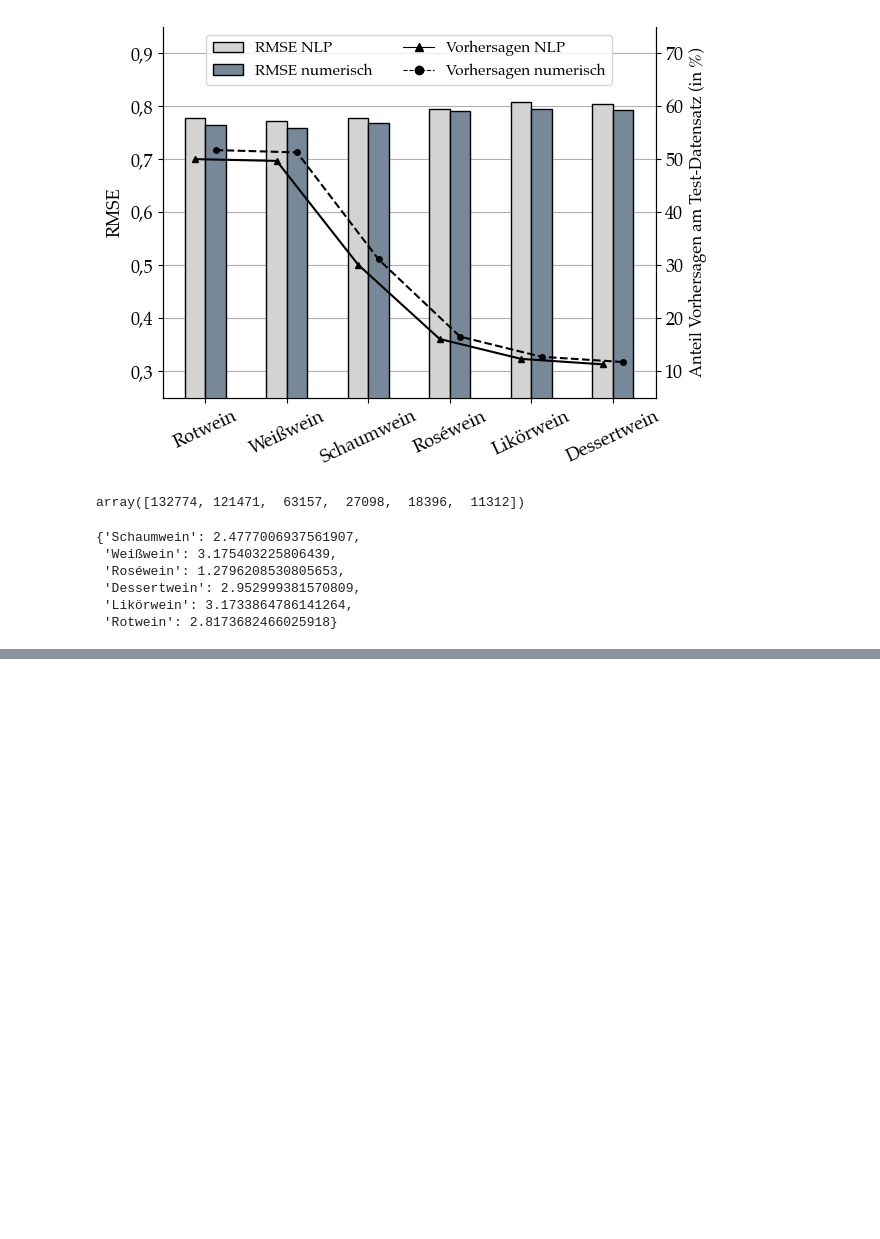
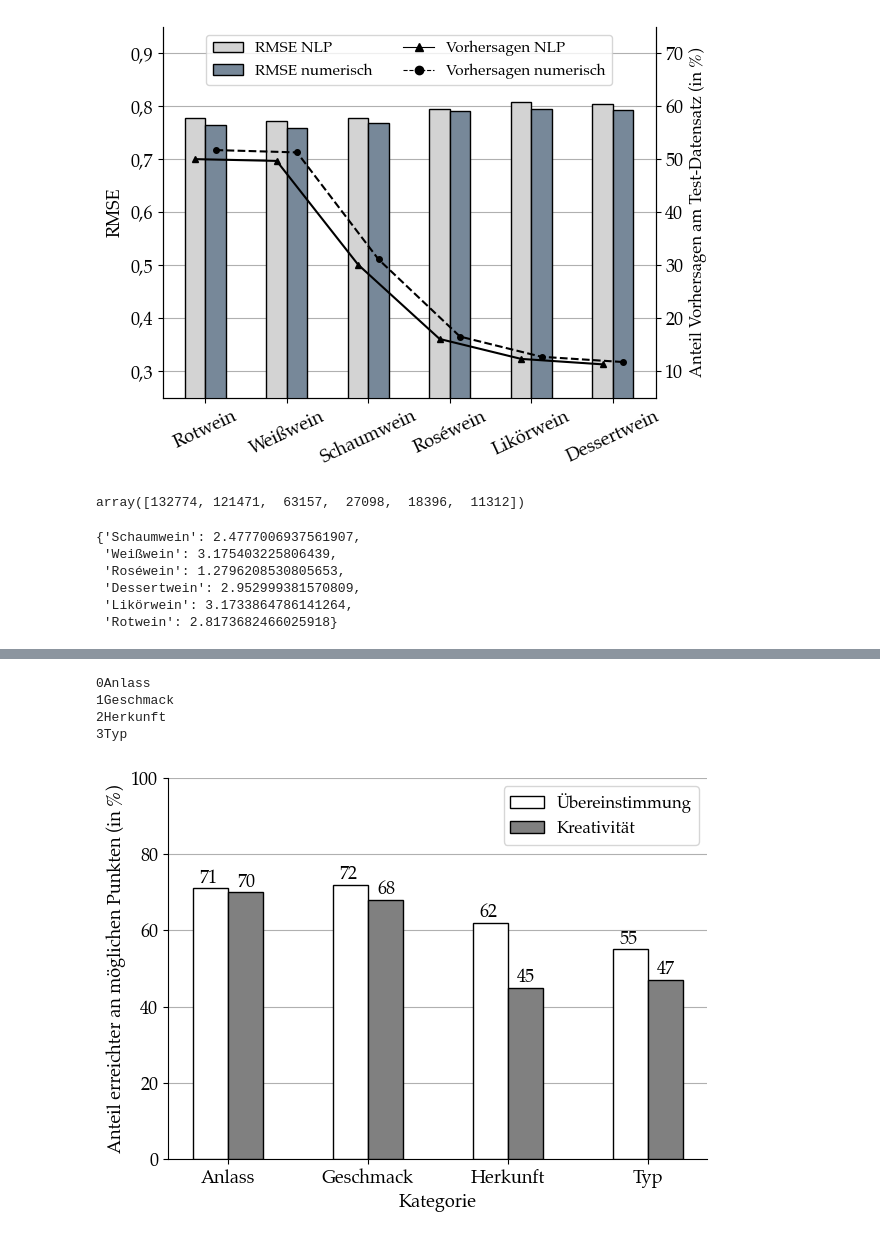
Before and after one commit to M4rl0wBuongustaio/master_thesis_ai_sommelier, a Jupyter notebook: analysis/visualization.ipynb, the cells around one changed output, grey strips where cells are left out. Cells and saved outputs as stored; diff of their text form; code cells hidden in the pictures; blank space fills up the shorter version.

```diff
--- a/analysis/visualization.ipynb
+++ b/analysis/visualization.ipynb
@@ -1703,3 +1702,7 @@ percentages
  'Dessertwein': 2.952999381570809,
  'Likörwein': 3.1733864786141264,
  'Rotwein': 2.8173682466025918}
+# %%
+path = 'Queries.xlsx'
+df_interview = pd.read_excel(path)
+df_interview.head()
@@ -1705,0 +1716,5 @@ percentages
+# %%
+df_interview.drop(columns=['Unnamed: 6', 'Unnamed: 7', 'n'], inplace=True)
+# %%
+df_interview['note_length'] = df_interview.apply(lambda row: len(str(row['Anfrage']).split()), axis=1)
+df_interview.head()
@@ -1705,0 +1728,63 @@ percentages
+# %%
+fig, ax = plt.subplots()
+
+width = 0.25
+offset = width / 2
+
+for i, category in enumerate(df_interview.dropna().groupby(by='Kategorie')['note_length'].median().index):
+    print(str(i) + category)
+    corr_count = df_interview[df_interview['Kategorie'] == category].reset_index()['Übereinstimmung'].count()
+    corr_sum = df_interview[df_interview['Kategorie'] == category].reset_index()['Übereinstimmung'].sum()
+    corr_per = round(corr_sum / (corr_count * 10) * 100)
+
+    crea_count = df_interview[df_interview['Kategorie'] == category].reset_index()['Kreativität'].count()
+    crea_sum = df_interview[df_interview['Kategorie'] == category].reset_index()['Kreativität'].sum()
+    crea_per = round(crea_sum / (crea_count * 10)* 100)
+
+    ax.bar(
+        i - offset,
+        corr_per,
+        width = width,
+        edgecolor='black',
+        color='white',
+        zorder=3,
+        label='Übereinstimmung'
+    )
+    ax.bar(
+        i + offset,
+        crea_per,
+        width = width,
+        edgecolor='black',
+        color='grey',
+        zorder=3,
+        label='Kreativität'
+    )
+
+
+    label1 = str(corr_per)
+    label2 = str(crea_per)
+
+    ax.annotate(
+        label1, (i - 0.2, corr_per + 1.5), zorder=4, fontsize=13
+    )
+    ax.annotate(
+        label2, (i + 0.07,  crea_per + 1.5), zorder=4, fontsize=13
+    )
+ax.grid(axis='y')
+ax.legend(handles=[
+    Patch(facecolor='white', edgecolor='black', label='Übereinstimmung'),
+    Patch(facecolor='grey', edgecolor='black', label='Kreativität')], fontsize=12)
+ax.spines[['top', 'right']].set_visible(False)
+ax.set_ylim(0, 100 )
+ax.set_ylabel('Anteil erreichter an möglichen Punkten (in %)')
+ax.set_xlabel('Kategorie')
+ax.set_xticks([0, 1, 2, 3])
+ax.set_xticklabels(df_interview.dropna().groupby(by='Kategorie')['note_length'].median().index)
+fig.tight_layout()
+fig.savefig(fig_path + 'interview_ergebnisse_kategorien.pdf')
+# %% [output]
+0Anlass
+1Geschmack
+2Herkunft
+3Typ
+[figure, added]
```
Also changed, not shown: parts of 13 cells of this notebook, 5 other files.
